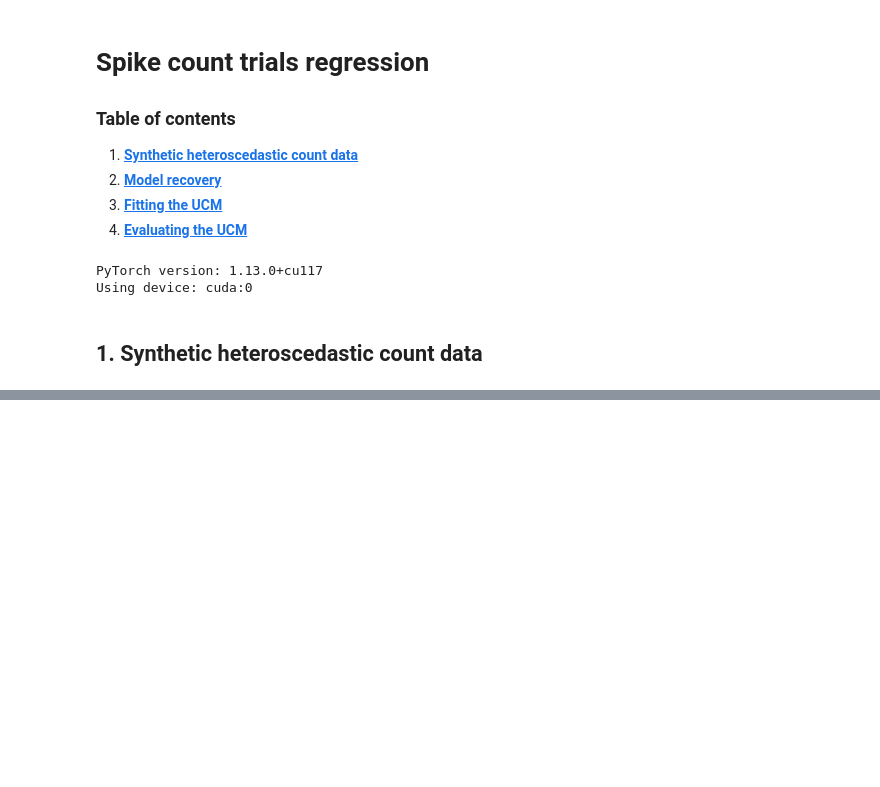
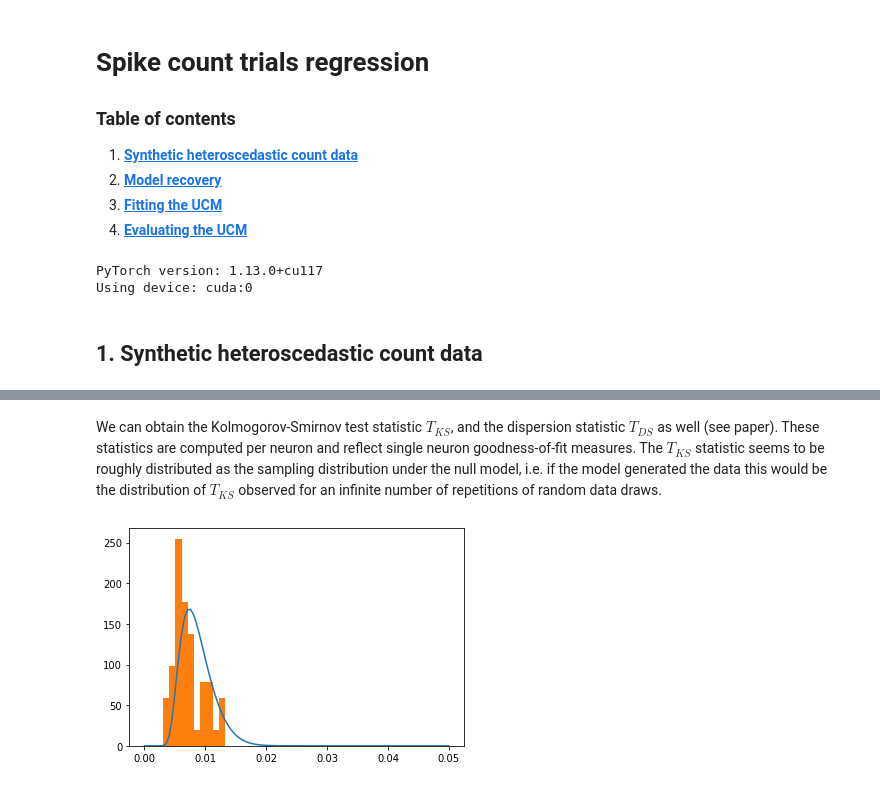
Before and after one commit to davindicode/universal-count-model, a Jupyter notebook: examples/spike_count_trials_regression.ipynb, the cells around one changed output, grey strips where cells are left out. Saved outputs shown, nothing was run; the diff lists cells and outputs as text; code cells hidden in the pictures; blank space fills up the shorter version.

```diff
--- a/examples/spike_count_trials_regression.ipynb
+++ b/examples/spike_count_trials_regression.ipynb
@@ -120,0 +234,46 @@ plt.show()
+# %%
+# quantiles, Z scores
+P_ = []
+for b in range(gpr.input_group.batches):
+    covariates, _ = gpr.input_group.sample_XZ(b, samples=1)  # get the training batch b
+    with torch.no_grad():
+        P_mc = utils.model.compute_UCM_P_count(gp, likelihood, covariates, list(range(neurons)), MC=30, trials=1)  # predictive posterior
+    P_.append(P_mc.mean(0).cpu().numpy())  # take mean over MC samples
+P = np.concatenate(P_, axis=1)  # count probabilities of shape (neurons, timesteps, count)
+
+
+q = []
+Z = []
+trial = 0
+for n in range(neurons):
+    batch_edge, _, _ = gpr.likelihood.batch_info
+    spike_binned = gpr.likelihood.all_spikes[trial, n, :].numpy()
+    q_, Z_ = get_q_Z(P[n, ...], spike_binned)
+    q.append(q_)
+    Z.append(Z_)
+
+q = np.array(q)  # quantiles of shape (neurons, timesteps)
+Z = np.array(Z)  # Z scores of shape (neurons, timesteps)
+# %% [markdown]
+We can obtain the Kolmogorov-Smirnov test statistic $T_{KS}$, and the dispersion statistic $T_{DS}$ as well (see paper). These statistics are computed per neuron and reflect single neuron goodness-of-fit measures. The $T_{KS}$ statistic seems to be roughly distributed as the sampling distribution under the null model, i.e. if the model generated the data this would be the distribution of $T_{KS}$ observed for an infinite number of repetitions of random data draws.
+# %%
+T_DS_bn = []
+T_KS_bn = []
+for qq in q:
+    T_DS, T_KS, sign_DS, sign_KS, p_DS, p_KS = utils.stats.KS_statistics(qq, alpha=0.05, alpha_s=0.05)
+    T_DS_bn.append(T_DS)
+    T_KS_bn.append(T_KS)
+
+T_DS_bn = np.array(T_DS_bn)  # (neurons,)
+T_KS_bn = np.array(T_KS_bn)
+
+
+x = np.linspace(0, 0.05, 100)
+bins = np.linspace(0, 0.05, 50)
+f = utils.stats.KS_sampling_dist(x, len(q[0]))
+# %%
+plt.plot(x, f)
+plt.hist(T_KS_bn, bins=bins, density=True)
+plt.show()
+# %% [output]
+[figure, added]
```
Also changed, not shown: parts of 16 cells of this notebook, 15 other files.
